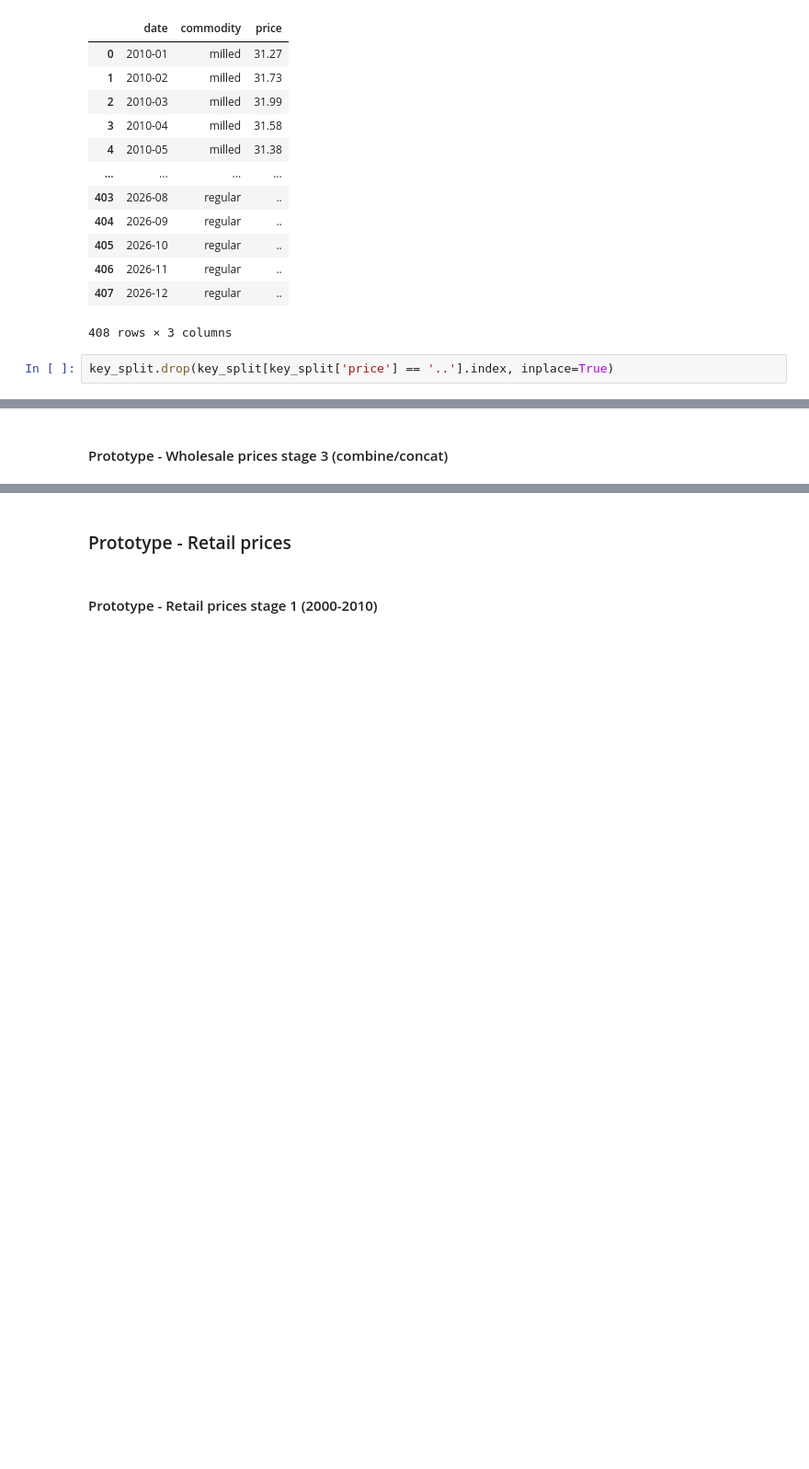
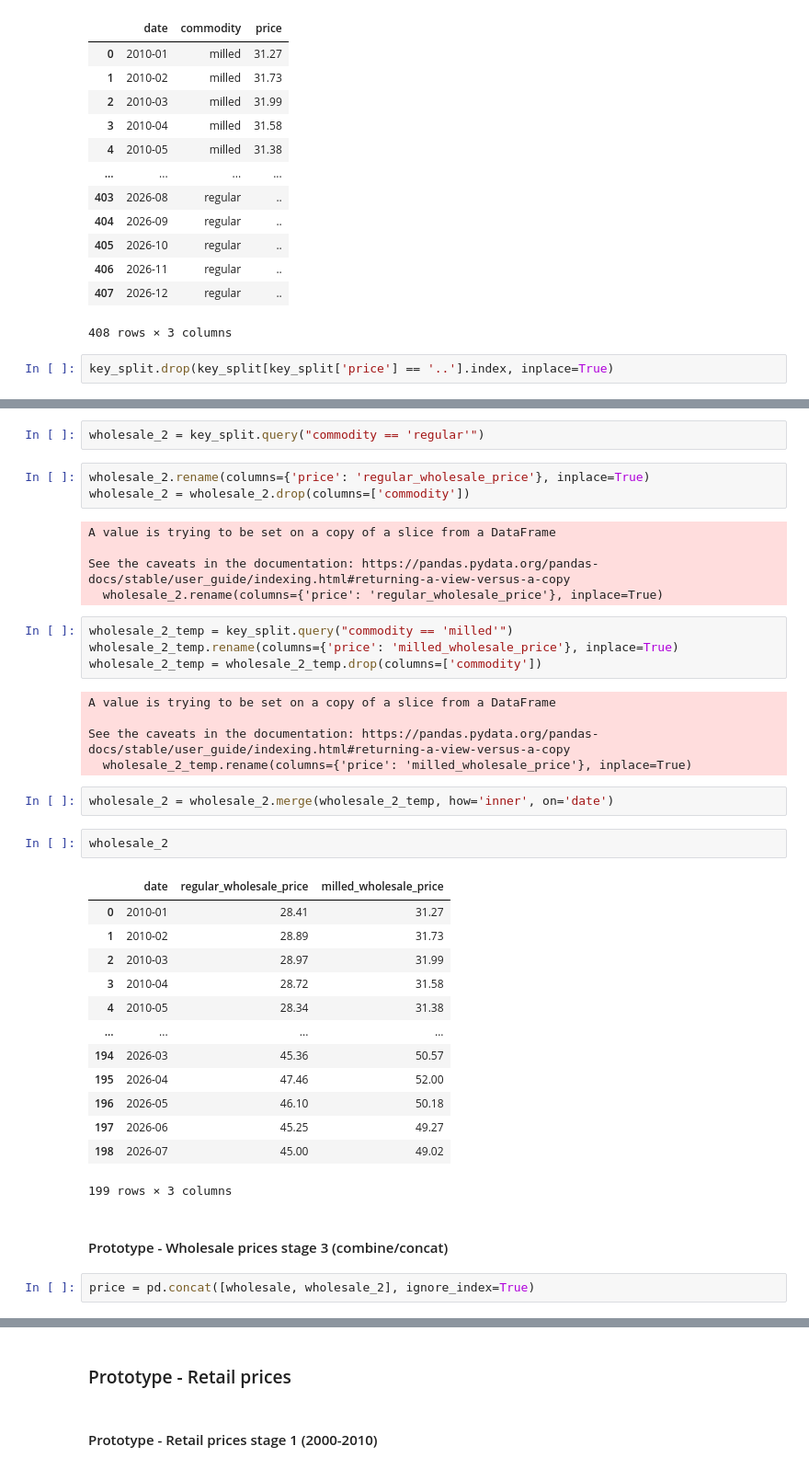
Before and after one commit to emmanresu/Thesis-Keras, a Jupyter notebook: prototype/requests_prototype.ipynb, the cells around one changed output, grey strips where cells are left out. Shown at 92% size. Cells and saved outputs as stored; diff of their text form; blank space fills up the shorter version.

Commit message:
added stage 3 data processing for wholsale price

```diff
--- a/prototype/requests_prototype.ipynb
+++ b/prototype/requests_prototype.ipynb
@@ -821,2 +751,41 @@ key_split
+# %%
+wholesale_2 = key_split.query("commodity == 'regular'")
+# %%
+wholesale_2.rename(columns={'price': 'regular_wholesale_price'}, inplace=True)
+wholesale_2 = wholesale_2.drop(columns=['commodity'])
+# %% [output]
+A value is trying to be set on a copy of a slice from a DataFrame
+
+See the caveats in the documentation: https://pandas.pydata.org/pandas-docs/stable/user_guide/indexing.html#returning-a-view-versus-a-copy
+  wholesale_2.rename(columns={'price': 'regular_wholesale_price'}, inplace=True)
+# %%
+wholesale_2_temp = key_split.query("commodity == 'milled'")
+wholesale_2_temp.rename(columns={'price': 'milled_wholesale_price'}, inplace=True)
+wholesale_2_temp = wholesale_2_temp.drop(columns=['commodity'])
+# %% [output]
+A value is trying to be set on a copy of a slice from a DataFrame
+
+See the caveats in the documentation: https://pandas.pydata.org/pandas-docs/stable/user_guide/indexing.html#returning-a-view-versus-a-copy
+  wholesale_2_temp.rename(columns={'price': 'milled_wholesale_price'}, inplace=True)
+# %%
+wholesale_2 = wholesale_2.merge(wholesale_2_temp, how='inner', on='date')
+# %%
+wholesale_2
+# %% [output]
+|  | date | regular_wholesale_price | milled_wholesale_price |
+| 0 | 2010-01 | 28.41 | 31.27 |
+| 1 | 2010-02 | 28.89 | 31.73 |
+| 2 | 2010-03 | 28.97 | 31.99 |
+| 3 | 2010-04 | 28.72 | 31.58 |
+| 4 | 2010-05 | 28.34 | 31.38 |
+| ... | ... | ... | ... |
+| 194 | 2026-03 | 45.36 | 50.57 |
+| 195 | 2026-04 | 47.46 | 52.00 |
+| 196 | 2026-05 | 46.10 | 50.18 |
+| 197 | 2026-06 | 45.25 | 49.27 |
+| 198 | 2026-07 | 45.00 | 49.02 |
+199 rows × 3 columns
 # %% [markdown]
 #### Prototype - Wholesale prices stage 3 (combine/concat)
+# %%
+price = pd.concat([wholesale, wholesale_2], ignore_index=True)
```
Also changed, not shown: parts of 6 cells of this notebook.
